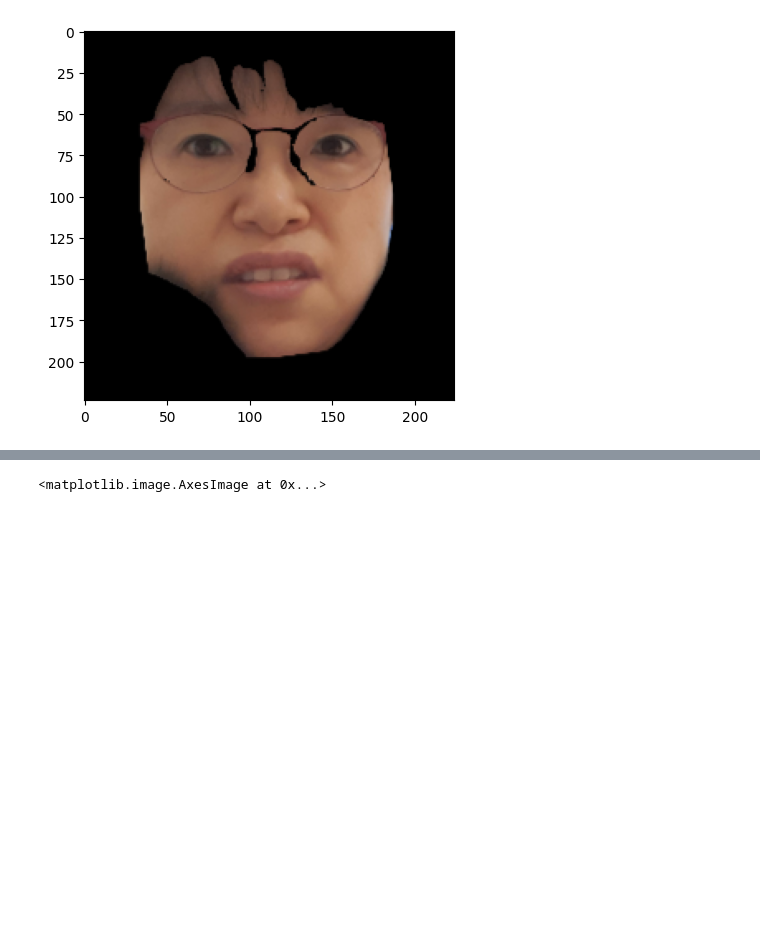
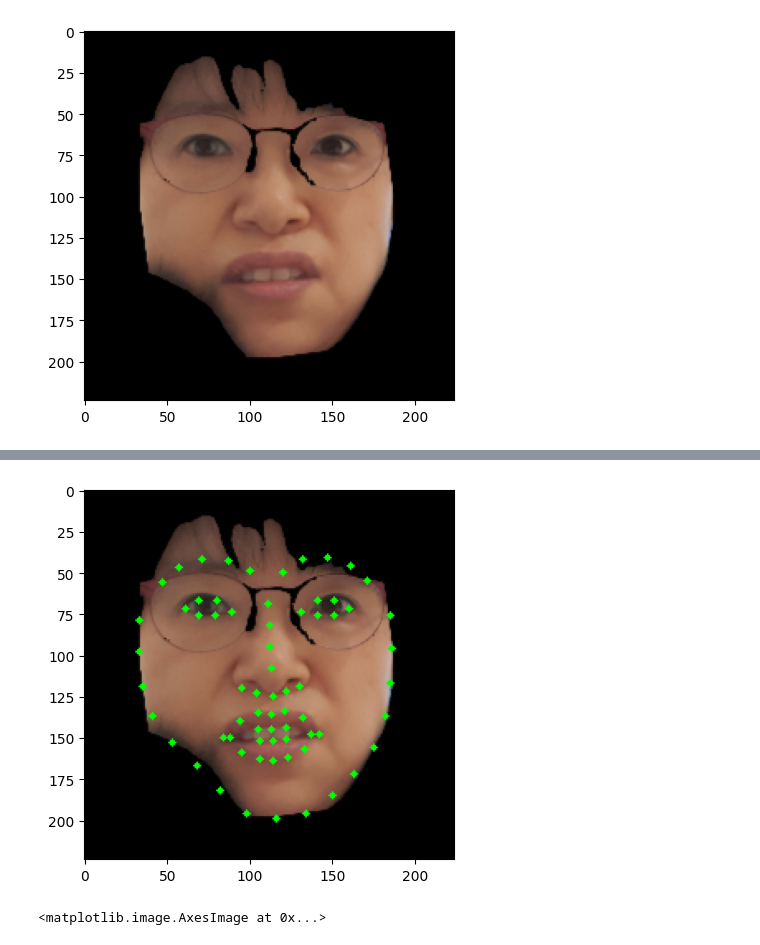
Before and after one commit to zooodung/Face_Image_Emotion_Classification, a Jupyter notebook: FP_PREPROCESSING.ipynb, the cells around one changed output, grey strips where cells are left out. Drawn from its saved outputs; the diff is of its cells as text; code cells hidden in the pictures; blank space fills up the shorter version.

```diff
--- a/FP_PREPROCESSING.ipynb
+++ b/FP_PREPROCESSING.ipynb
@@ -435,3 +517,7 @@ img_info
+# %%
+print_face_info_dlib(img_normalized)
+# %% [output]
+[figure, added]
 # %%
 plt.imshow(img_grayscaled)
 # %% [output]
```
Also changed, not shown: parts of 26 cells of this notebook.
